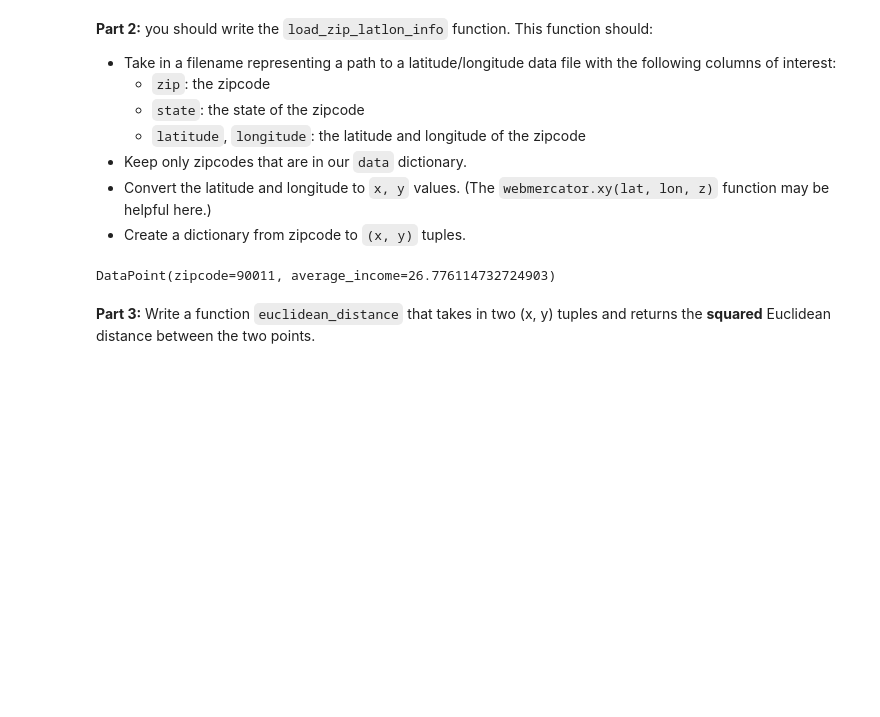
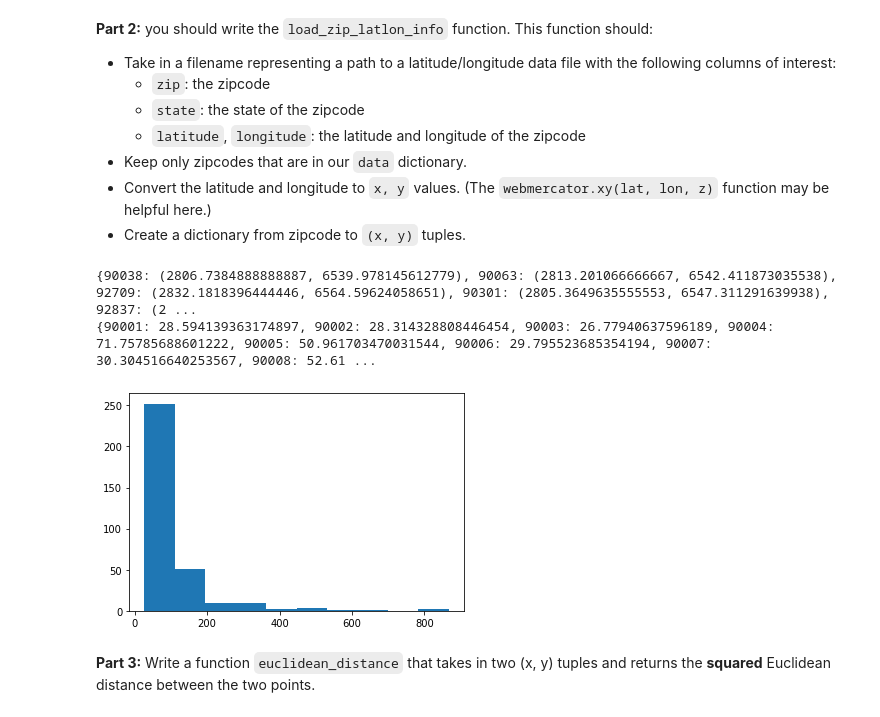
Before and after one commit to zy-f/la-income, a Jupyter notebook: Framework.ipynb, the cells around one changed output. Saved outputs shown, nothing was run; the diff lists cells and outputs as text; code cells hidden in the pictures; blank space fills up the shorter version.

```diff
--- a/Framework.ipynb
+++ b/Framework.ipynb
@@ -54,8 +57,13 @@ def csv_to_data(filename):
     For a given row, the average income is computed as
 
     row['A02650'] / row['N1']"""
-    data = None
+    df = pd.read_csv(filename)
 
+    data = {}
+    for idx, row in df.iterrows():
+      data[row['ZIPCODE']] = row['A02650'] / row['N1']
+
+    print(data)
     return data
 # %%
 data = csv_to_data('16zpallnoagi.csv')
@@ -76,18 +86,21 @@ def load_zip_latlon_info(filename):
     df = df[df['state'] == 'CA']                            # will make your code more efficient to only work on CA
     zip_to_latlon = {}
     for idx, row in df.iterrows():                          # loop through the rows of the dataframe
-        x, y = None
+        x, y = webmercator.xy(row['latitude'], row['longitude'], 14)
         if (2794 <= x <= 2839) and (6528 <= y <= 6572):     # only zip codes in the data set
              zip_to_latlon[row['zip']] = (x, y)
     return zip_to_latlon
-# %% [output]
-DataPoint(zipcode=90011, average_income=26.776114732724903)
 # %%
 zip_to_latlon = load_zip_latlon_info('ziplatlon.csv')
 data = dict([kv for kv in data.items() if kv[0] in zip_to_latlon])        # Only keep zipcodes in the
+# %% [output]
+{90038: (2806.7384888888887, 6539.978145612779), 90063: (2813.201066666667, 6542.411873035538), 92709: (2832.1818396444446, 6564.59624058651), 90301: (2805.3649635555553, 6547.311291639938), 92837: (2 ...
+{90001: 28.594139363174897, 90002: 28.314328808446454, 90003: 26.77940637596189, 90004: 71.75785688601222, 90005: 50.961703470031544, 90006: 29.795523685354194, 90007: 30.304516640253567, 90008: 52.61 ...
 # %%
-plt.hist(list(d in data.values()))
+plt.hist(list(d for d in data.values()))
 plt.show()
+# %% [output]
+[figure, added]
 # %% [markdown]
 **Part 3:** Write a function `euclidean_distance` that takes in two (x, y) tuples and returns the **squared** Euclidean distance between the two points.
 # %%
```
Also changed, not shown: parts of 3 cells of this notebook.
